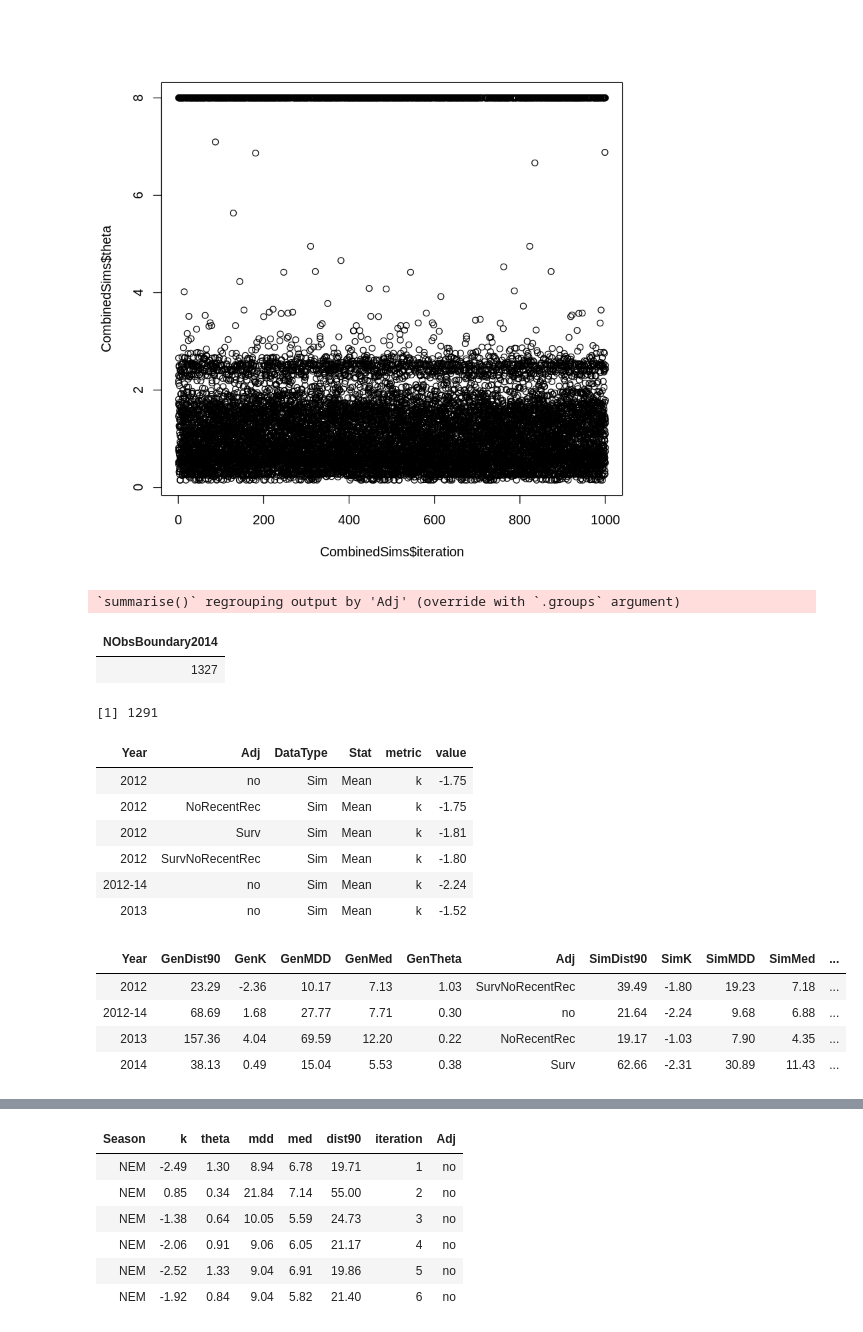
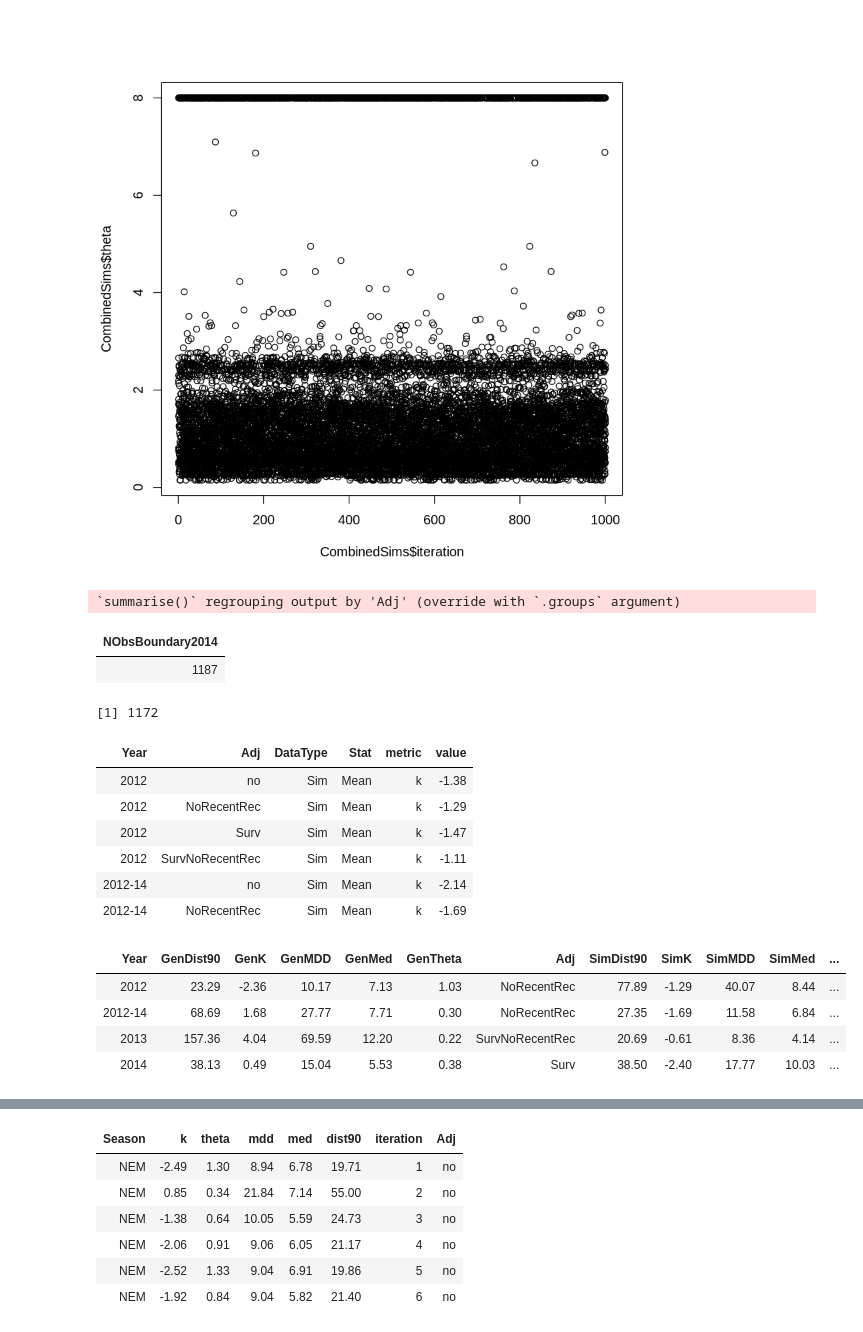
Before and after one commit to pinskylab/CamotesROMS, a Jupyter notebook: notebooks/process_ROMS_kernels.ipynb, the cells around one changed output, grey strips where cells are left out. Cells and saved outputs as stored; diff of their text form; code cells hidden in the pictures.

```diff
--- a/notebooks/process_ROMS_kernels.ipynb
+++ b/notebooks/process_ROMS_kernels.ipynb
@@ -90,3 +90,5 @@ write.csv(CombinedSims, file="~/oceanography/script_output/KernelFits/CombinedSi
+# %%
+CombinedSims <- read.csv(file="~/oceanography/script_output/KernelFits/CombinedSimulationKernelFitsNoOther.csv", header=T, stringsAsFactors = F)
 # %%
 head(CombinedSims)
 tail(CombinedSims)
@@ -129,8 +131,8 @@ nrow(CombinedSims %>% filter(year=="2014" & theta==8))
 # %% [output]
 `summarise()` regrouping output by 'Adj' (override with `.groups` argument)
 | NObsBoundary2014 |
-| 1327 |
+| 1187 |
-[1] 1291
+[1] 1172
 # %%
 MeanFits <-  CombinedSims %>%
     select(-iteration) %>%
@@ -204,12 +206,12 @@ SimSummary$value <- round(SimSummary$value, digits=2)
 head(SimSummary)
 # %% [output]
 | Year | Adj | DataType | Stat | metric | value |
-| 2012 | no | Sim | Mean | k | -1.75 |
-| 2012 | NoRecentRec | Sim | Mean | k | -1.75 |
-| 2012 | Surv | Sim | Mean | k | -1.81 |
-| 2012 | SurvNoRecentRec | Sim | Mean | k | -1.80 |
-| 2012-14 | no | Sim | Mean | k | -2.24 |
-| 2013 | no | Sim | Mean | k | -1.52 |
+| 2012 | no | Sim | Mean | k | -1.38 |
+| 2012 | NoRecentRec | Sim | Mean | k | -1.29 |
+| 2012 | Surv | Sim | Mean | k | -1.47 |
+| 2012 | SurvNoRecentRec | Sim | Mean | k | -1.11 |
+| 2012-14 | no | Sim | Mean | k | -2.14 |
+| 2012-14 | NoRecentRec | Sim | Mean | k | -1.69 |
 # %%
 #read in the empirical data
 kernels <- read.csv(file="~/parentage/kernel_fitting/1340_loci/final_results/tables/kernel_fitting_summary.csv", header=T, stringsAsFactors = F)  %>%
@@ -236,34 +238,34 @@ write.csv(SimPlusGenFits, file="~/oceanography/script_output/KernelFits/SimPlusG
 # %%
 #make the sim summary table wide format, then join with the wide kernels and make columns with the differences between average simulation parameters and genetic results
 
 CompareFits <- left_join((kernels2 %>%
                spread(metric, value) %>%
                select(-Adj, -DataType, -Stat) %>%
                 rename(GenK="k", GenTheta="theta", GenMDD="mdd", GenMed="med", GenDist90="dist90")) ,
 
           (SimSummary %>%
                spread(metric, value) %>%
                filter(DataType=="Sim" & Stat== "Mean" ) %>%
                select(-DataType, -Stat) %>%
                rename(SimK="k", SimTheta="theta", SimMDD="mdd", SimMed="med", SimDist90="dist90")),
               by="Year")
 
 CompareFits %>%
         mutate(MDDDiffGenVSim=abs(GenMDD-SimMDD)) %>%
         group_by(Year) %>%
         arrange(Year, MDDDiffGenVSim) %>%
         filter(MDDDiffGenVSim==min(MDDDiffGenVSim))
 
 CompareFits <- CompareFits %>%
         mutate(MDDDiffGenVSim=abs(GenMDD-SimMDD)) %>%
         mutate(ThetaDiffGenVSim=abs(GenTheta-SimTheta)) %>%
         group_by(Year) %>%
         arrange(Year, ThetaDiffGenVSim) #%>%
         #filter(ThetaDiffGenVSim==min(ThetaDiffGenVSim))
-write.csv(CompareFits, file="~/oceanography/script_output/KernelFits/SimPlusGenKernelFitComparisonTable.csv", row.names=F)
+#write.csv(CompareFits, file="~/oceanography/script_output/KernelFits/SimPlusGenKernelFitComparisonTable.csv", row.names=F)
 # %% [output]
 | Year | GenDist90 | GenK | GenMDD | GenMed | GenTheta | Adj | SimDist90 | SimK | SimMDD | SimMed | ... |
-| 2012 | 23.29 | -2.36 | 10.17 | 7.13 | 1.03 | SurvNoRecentRec | 39.49 | -1.80 | 19.23 | 7.18 | ... |
-| 2012-14 | 68.69 | 1.68 | 27.77 | 7.71 | 0.30 | no | 21.64 | -2.24 | 9.68 | 6.88 | ... |
-| 2013 | 157.36 | 4.04 | 69.59 | 12.20 | 0.22 | NoRecentRec | 19.17 | -1.03 | 7.90 | 4.35 | ... |
-| 2014 | 38.13 | 0.49 | 15.04 | 5.53 | 0.38 | Surv | 62.66 | -2.31 | 30.89 | 11.43 | ... |
+| 2012 | 23.29 | -2.36 | 10.17 | 7.13 | 1.03 | NoRecentRec | 77.89 | -1.29 | 40.07 | 8.44 | ... |
+| 2012-14 | 68.69 | 1.68 | 27.77 | 7.71 | 0.30 | NoRecentRec | 27.35 | -1.69 | 11.58 | 6.84 | ... |
+| 2013 | 157.36 | 4.04 | 69.59 | 12.20 | 0.22 | SurvNoRecentRec | 20.69 | -0.61 | 8.36 | 4.14 | ... |
+| 2014 | 38.13 | 0.49 | 15.04 | 5.53 | 0.38 | Surv | 38.50 | -2.40 | 17.77 | 10.03 | ... |
```
Also changed, not shown: parts of 16 cells of this notebook, 7 other files.
